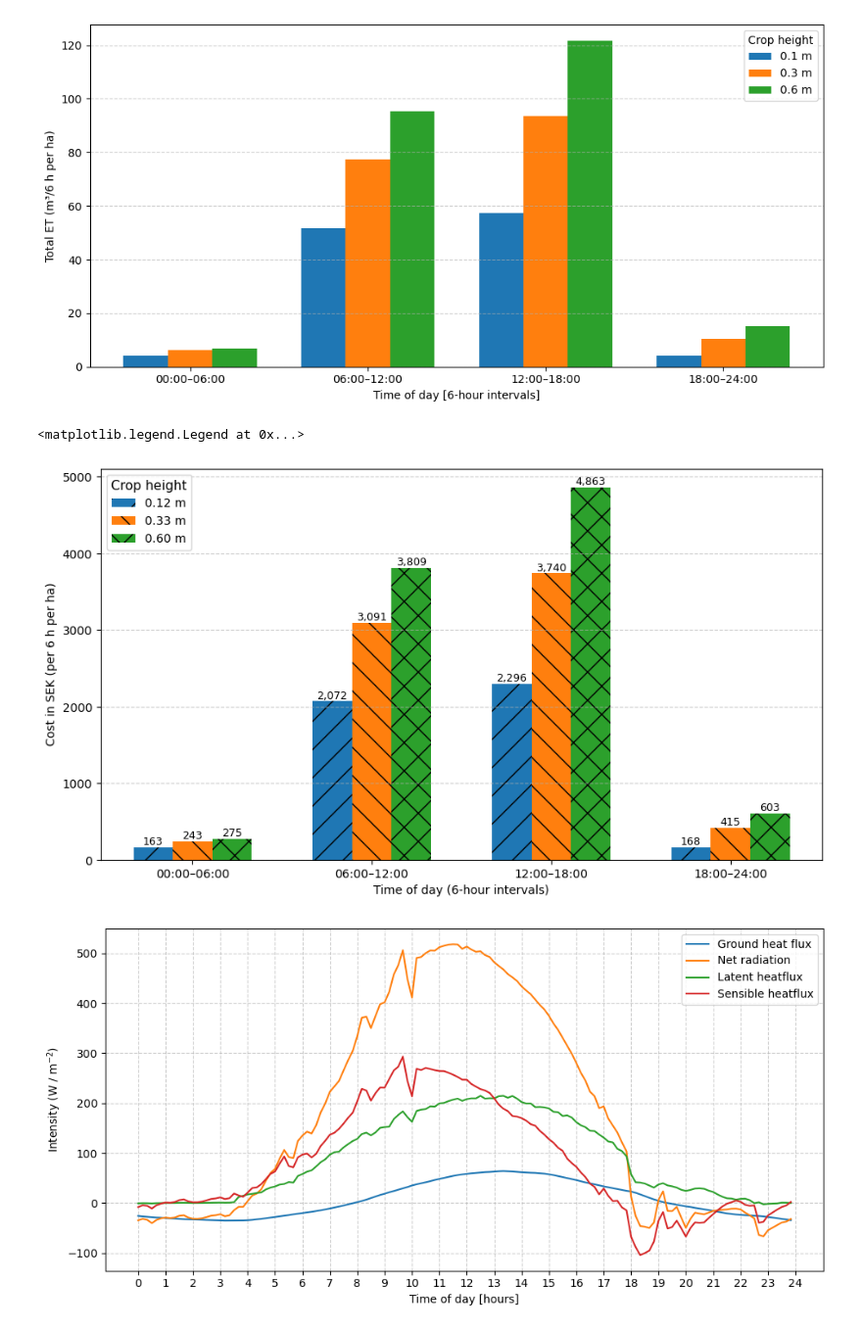
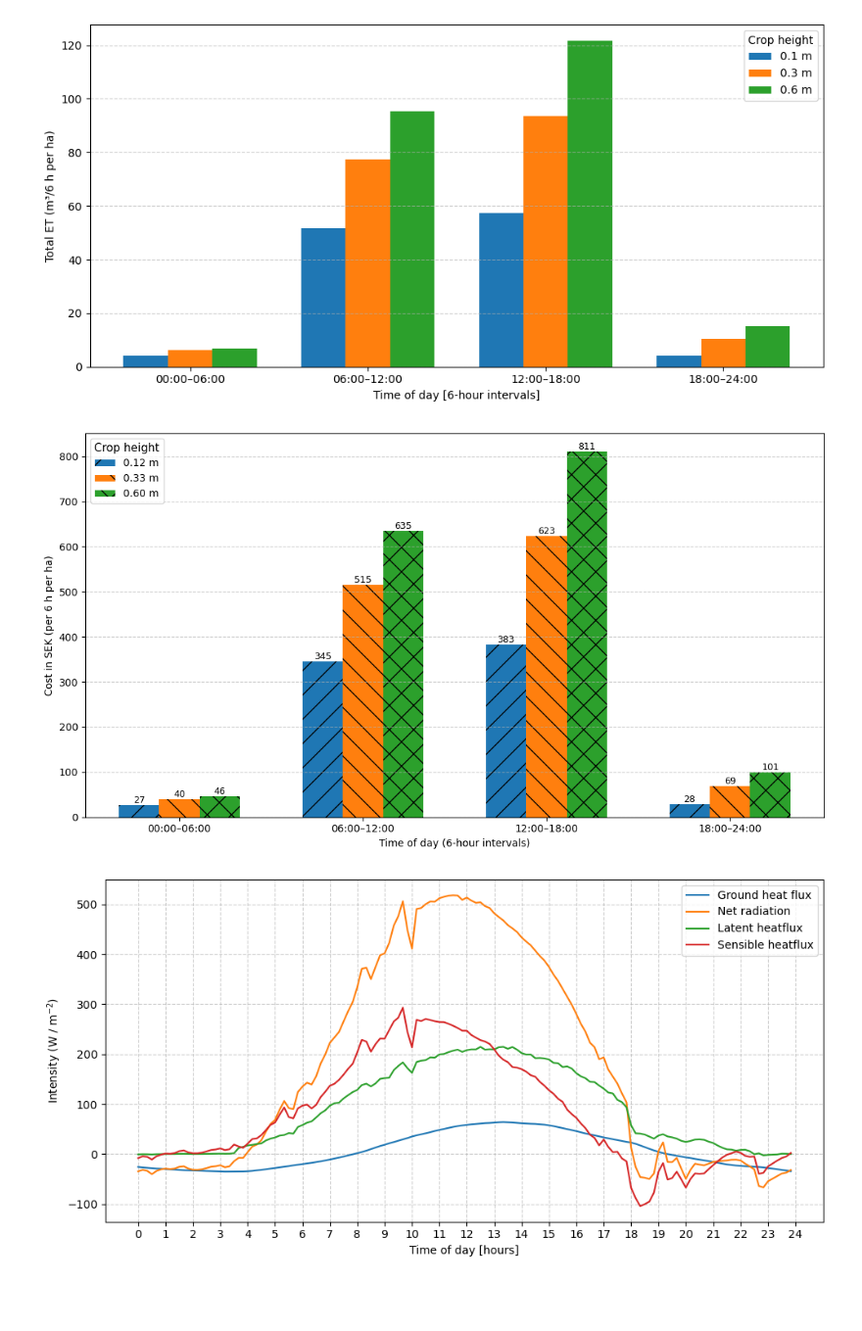
Before and after one commit to SisterPeanut/Turbulence_course, a Jupyter notebook: Main_data2.ipynb, the cells around one changed output. Shown: that part at 98% size. Cells and saved outputs as stored; diff of their text form; code cells hidden in the pictures; blank space fills up the shorter version.

```diff
--- a/Main_data2.ipynb
+++ b/Main_data2.ipynb
@@ -210,73 +210,71 @@ plt.show()
 # %% [output]
 [figure]
 # %%
-price_per_m3 = 40          # SEK per m³; set to your actual price
-bar_width = 0.22            # narrower bars to leave space between groups
-hatches = ['/', '\\', 'x', 'o', '.', '*']  # will cycle if more heights than patterns
-label_fmt = "{:,.0f}"       # show rounded SEK with thousands sep; e.g., 12,345
+price_per_m3 = 40          # SEK per m³
+bar_width   = 0.22
+hatches     = ['/', '\\', 'x', 'o', '.', '*']
+label_fmt   = "{:,.0f}"    # rounded SEK
 
 # ------------------------
 # Binning (6-hour blocks)
 # ------------------------
-bin_edges = np.arange(0, 25, 6)  # [0, 6, 12, 18, 24]
-bin_labels = [f"{bin_edges[i]:02.0f}:00–{bin_edges[i+1]:02.0f}:00" for i in range(len(bin_edges)-1)]
+bin_edges  = np.arange(0, 25, 6)
+bin_labels = [f"{bin_edges[i]:02.0f}:00–{bin_edges[i+1]:02.0f}:00"
+              for i in range(len(bin_edges)-1)]
 
-# 10-min steps → 6 * 60 / 10 = 36 steps per 6-h bin
-steps_per_bin = 36
+steps_per_bin = 36                 # 6 h * 60 / 10
+dt_hours      = 10/60              # = 1/6 h per step
 
-# Convert mm/h → m³/h per hectare (1 mm/h over 1 ha = 10 m³/h)
+# Convert mm/h → m³/h per ha
 ET_m3h = ET_mm * 10
 
-# Aggregate into 6 h totals [heights × 4 bins]
-ET_m3h_bins = ET_m3h.reshape(len(heights), 4, steps_per_bin).sum(axis=2)
+# Convert to volume per step
+ET_m3_per_step = ET_m3h * dt_hours   # m³ per step per ha
+
+# Aggregate into 6 h totals
+ET_m3_bins = ET_m3_per_step.reshape(len(heights), 4, steps_per_bin).sum(axis=2)
 
 # Scale and turn into cost
-values = ET_m3h_bins *  price_per_m3   # units: SEK per 6 h per ha
+values = ET_m3_bins * price_per_m3   # SEK per 6 h per ha
 
 # ------------------------
 # Plot
 # ------------------------
-x = np.arange(len(bin_labels))       # [0,1,2,3] bin centers
+x = np.arange(len(bin_labels))
 group_offset = (np.arange(len(heights)) - (len(heights)-1)/2.0) * bar_width
 
 plt.figure(figsize=(11, 6))
-
-# Bars per height with distinct hatching (no explicit colors)
 for idx, h in enumerate(heights):
     positions = x + group_offset[idx]
     bars = plt.bar(
         positions,
         values[idx, :],
         width=bar_width,
         hatch=hatches[idx % len(hatches)],
         label=f"{h:.2f} m",
         linewidth=1.0
     )
-    # Add value labels on top of bars
+    # Add value labels
     for r in bars:
         height = r.get_height()
         if np.isfinite(height) and height > 0:
             plt.text(
                 r.get_x() + r.get_width()/2.0,
                 height,
                 label_fmt.format(height),
                 ha='center', va='bottom',
-                fontsize=9, rotation=0
+                fontsize=9
             )
 
-# X labels and ticks
-plt.xticks(x, bin_labels, rotation=0)
+plt.xticks(x, bin_labels)
 plt.xlabel("Time of day (6-hour intervals)")
-
-# Y label and grid
 plt.ylabel("Cost in SEK (per 6 h per ha)")
 plt.grid(True, axis="y", linestyle="--", alpha=0.6)
-
-# Legend and titles
 plt.legend(title="Crop height", fontsize=10, title_fontsize=11, loc="upper left", frameon=True)
+plt.tight_layout()
+plt.show()
 # %% [output]
-<matplotlib.legend.Legend at 0x...>
-[figure, old version]
+[figure, new version]
 # %%
 #For crop height 33 cm
 
```
Also changed, not shown: 2 other files.
